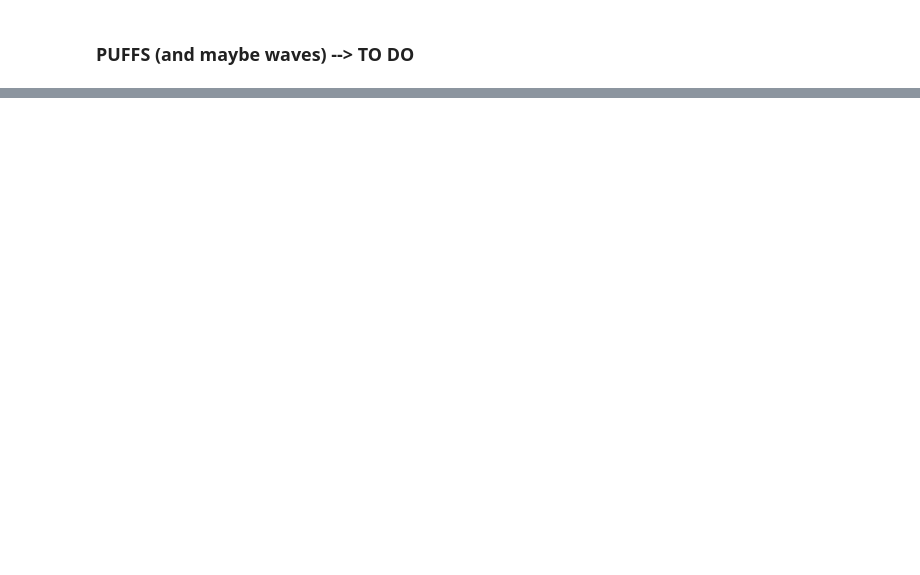
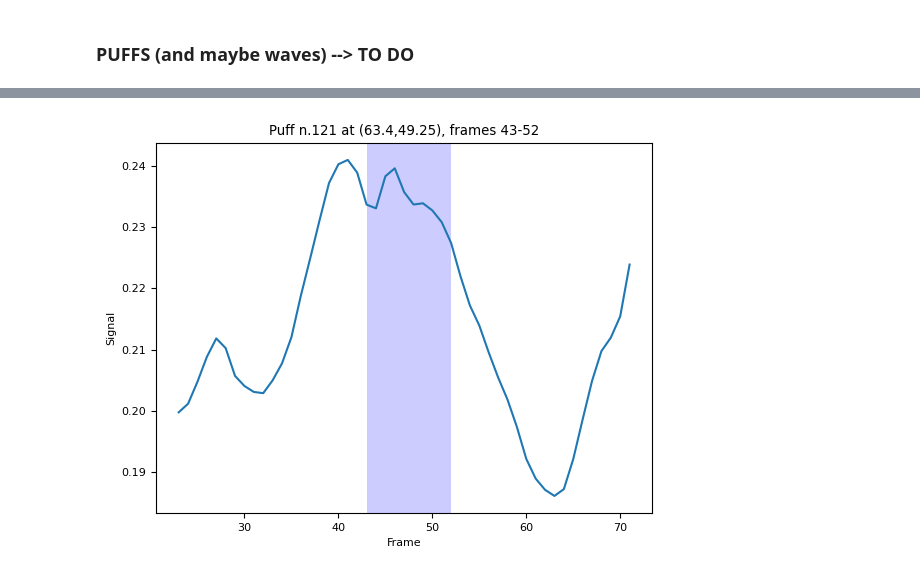
Before and after one commit to dottipr/sparks_project, a Jupyter notebook: notebooks/PREDS PROCESSING analyse sample movies manually.ipynb, the cells around one changed output, grey strips where cells are left out. Cells and saved outputs as stored; diff of their text form; code cells hidden in the pictures; blank space fills up the shorter version.

```diff
--- a/notebooks/PREDS PROCESSING analyse sample movies manually.ipynb
+++ b/notebooks/PREDS PROCESSING analyse sample movies manually.ipynb
@@ -434,4 +476,3 @@ def get_puff_signal(
 # %%
 context_duration = 20
+puff_id = puff_ids[3]
-# %%
-puff_id = 1
@@ -451,0 +479,17 @@ np.unique(separated_events["puffs"])
+# %%
+frames, signal, (y, x), start, stop = get_puff_signal(
+    video=smooth_x,
+    puffs_instances=puffs_pred_instances,
+    event_id=puff_id,
+    context_duration=context_duration,
+    return_info=True,
+)
+# %%
+plt.plot(frames, signal)
+plt.title(f"Puff n.{puff_id} at ({x},{y}), frames {start}-{stop}")
+plt.axvspan(start, stop, facecolor="blue", alpha=0.2)
+plt.xlabel("Frame")
+plt.ylabel("Signal")
+plt.show()
+# %% [output]
+[figure, added]
```
Also changed, not shown: parts of 69 cells of this notebook, 1 other file.
